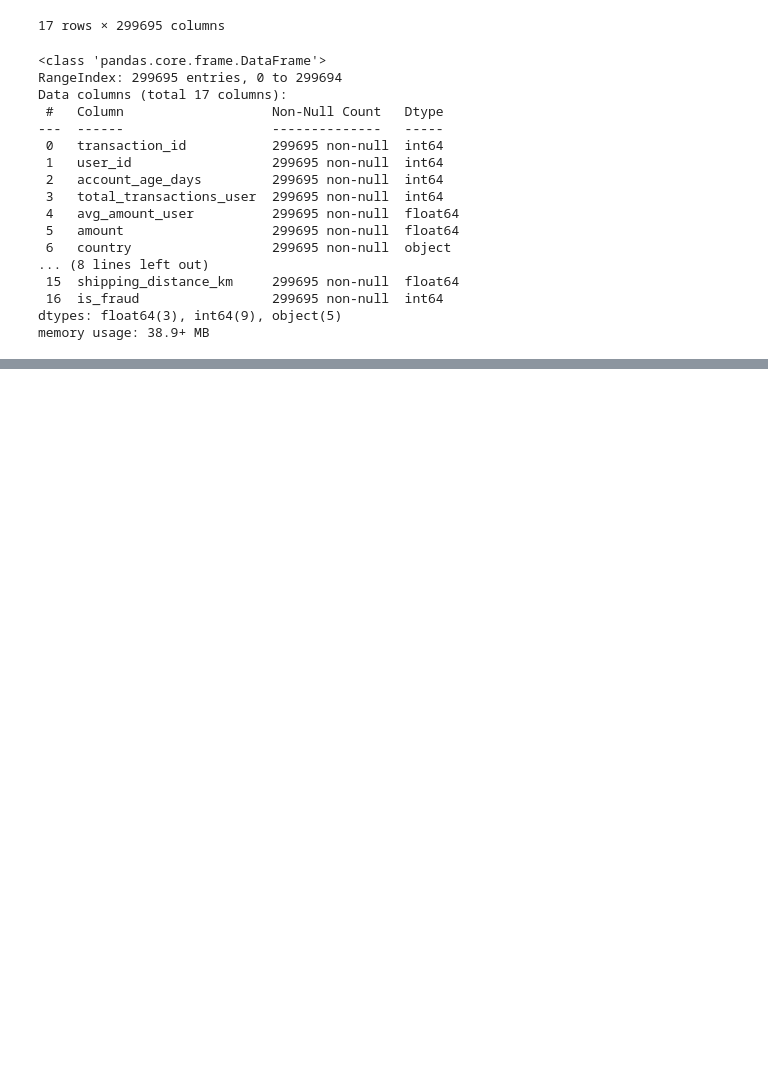
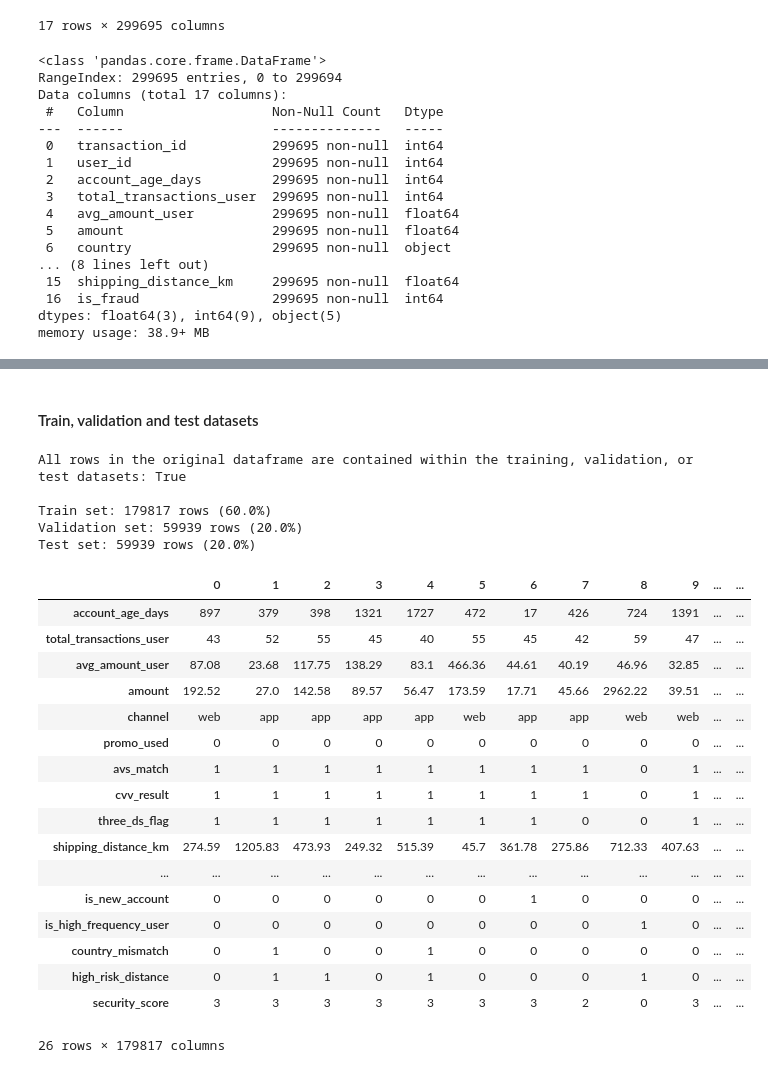
Before and after one commit to denshe/ecom-fraud-detection, a Jupyter notebook: fraud_transactions_eda.ipynb, the cells around one changed output, grey strips where cells are left out. Saved outputs shown, nothing was run; the diff lists cells and outputs as text; code cells hidden in the pictures; blank space fills up the shorter version.

```diff
--- a/fraud_transactions_eda.ipynb
+++ b/fraud_transactions_eda.ipynb
@@ -116,0 +472,34 @@ df[df.is_fraud==1].groupby('user_id').count()
+# %%
+exclude_cols = id_cols + ['country', 'bin_country', 'merchant_category', 'transaction_time', 'local_time',
+                          'verification_failures', 'all_verifications_passed', 'all_verifications_failed']
+# %% [markdown]
+#### Train, validation and test datasets
+# %%
+train_df, val_df, test_df = split_train_val_test(df_eng.drop(exclude_cols, axis=1), val_ratio=0.2, test_ratio=0.2, stratify=target_col, verbose=True)
+# %% [output]
+All rows in the original dataframe are contained within the training, validation, or test datasets: True
+
+Train set: 179817 rows (60.0%)
+Validation set: 59939 rows (20.0%)
+Test set: 59939 rows (20.0%)
+# %%
+train_df.T
+# %% [output]
+|  | 0 | 1 | 2 | 3 | 4 | 5 | 6 | 7 | 8 | 9 | ... | ... |
+| account_age_days | 897 | 379 | 398 | 1321 | 1727 | 472 | 17 | 426 | 724 | 1391 | ... | ... |
+| total_transactions_user | 43 | 52 | 55 | 45 | 40 | 55 | 45 | 42 | 59 | 47 | ... | ... |
+| avg_amount_user | 87.08 | 23.68 | 117.75 | 138.29 | 83.1 | 466.36 | 44.61 | 40.19 | 46.96 | 32.85 | ... | ... |
+| amount | 192.52 | 27.0 | 142.58 | 89.57 | 56.47 | 173.59 | 17.71 | 45.66 | 2962.22 | 39.51 | ... | ... |
+| channel | web | app | app | app | app | web | app | app | web | web | ... | ... |
+| promo_used | 0 | 0 | 0 | 0 | 0 | 0 | 0 | 0 | 0 | 0 | ... | ... |
+| avs_match | 1 | 1 | 1 | 1 | 1 | 1 | 1 | 1 | 0 | 1 | ... | ... |
+| cvv_result | 1 | 1 | 1 | 1 | 1 | 1 | 1 | 1 | 0 | 1 | ... | ... |
+| three_ds_flag | 1 | 1 | 1 | 1 | 1 | 1 | 1 | 0 | 0 | 1 | ... | ... |
+| shipping_distance_km | 274.59 | 1205.83 | 473.93 | 249.32 | 515.39 | 45.7 | 361.78 | 275.86 | 712.33 | 407.63 | ... | ... |
+| ... | ... | ... | ... | ... | ... | ... | ... | ... | ... | ... | ... | ... |
+| is_new_account | 0 | 0 | 0 | 0 | 0 | 0 | 1 | 0 | 0 | 0 | ... | ... |
+| is_high_frequency_user | 0 | 0 | 0 | 0 | 0 | 0 | 0 | 0 | 1 | 0 | ... | ... |
+| country_mismatch | 0 | 1 | 0 | 0 | 1 | 0 | 0 | 0 | 0 | 0 | ... | ... |
+| high_risk_distance | 0 | 1 | 1 | 0 | 1 | 0 | 0 | 0 | 1 | 0 | ... | ... |
+| security_score | 3 | 3 | 3 | 3 | 3 | 3 | 3 | 2 | 0 | 3 | ... | ... |
+26 rows × 179817 columns
```
Also changed, not shown: parts of 22 cells of this notebook.
